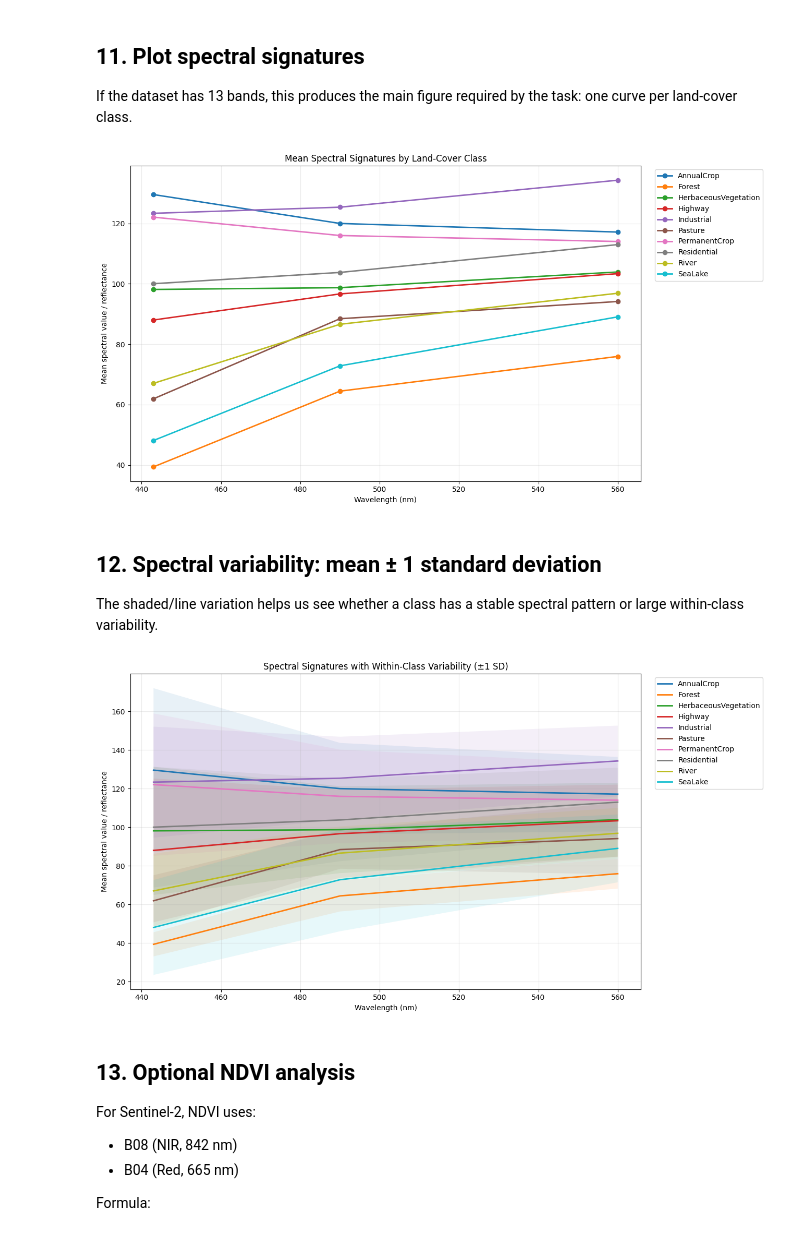
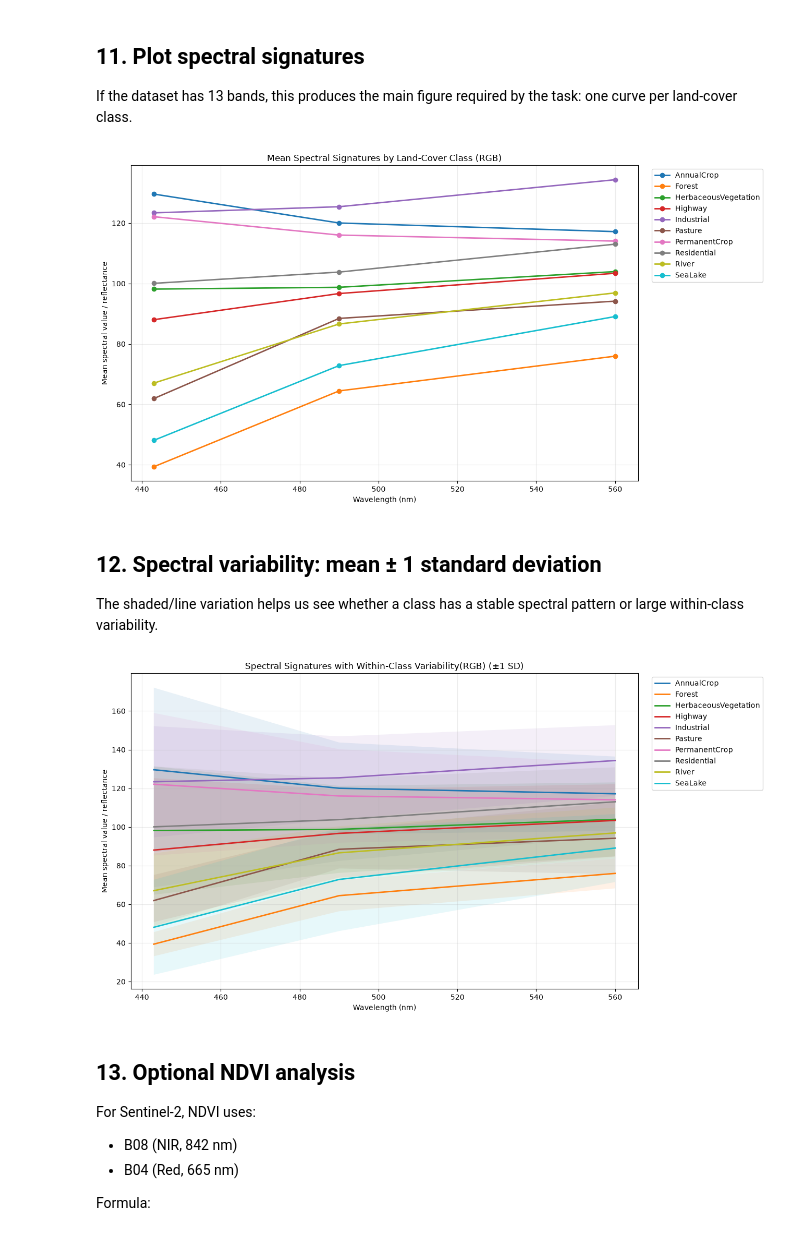
Before and after one commit to RamezHesham8706/satellite_empty, a Jupyter notebook: notebooks/01_data_exploration_eurosat_ms.ipynb, the cells around one changed output. Saved outputs shown, nothing was run; the diff lists cells and outputs as text; code cells hidden in the pictures.

Commit message:
Label RGB-only spectral figures; keep 13-band plot as the main one

```diff
--- a/notebooks/01_data_exploration_eurosat_ms.ipynb
+++ b/notebooks/01_data_exploration_eurosat_ms.ipynb
@@ -635,26 +635,26 @@ If the dataset has 13 bands, this produces the main figure required by the task:
 # %%
 available_bands = mean_signatures.shape[1]
 plot_band_count = min(available_bands, len(BANDS))
 
 order = np.argsort(wavelengths_nm[:plot_band_count])
 x = wavelengths_nm[:plot_band_count][order]
 
 plt.figure(figsize=(13, 7))
 
 for cls in mean_signatures.index:
     y = mean_signatures.loc[cls].values[:plot_band_count][order]
     plt.plot(x, y, marker="o", linewidth=2, label=cls)
 
 plt.xlabel("Wavelength (nm)")
 plt.ylabel("Mean spectral value / reflectance")
-plt.title("Mean Spectral Signatures by Land-Cover Class")
+plt.title("Mean Spectral Signatures by Land-Cover Class (RGB)")
 plt.grid(alpha=0.25)
 plt.legend(bbox_to_anchor=(1.02, 1), loc="upper left")
 plt.tight_layout()
-plt.savefig(FIGURES / "spectral_signatures.png", dpi=220, bbox_inches="tight")
+plt.savefig(FIGURES / "spectral_signatures(RGB).png", dpi=220, bbox_inches="tight")
 plt.show()
 # %% [output]
-[figure, old version]
+[figure, new version]
 # %% [markdown]
 ## 12. Spectral variability: mean ± 1 standard deviation
 
@@ -673,14 +673,14 @@ for cls in mean_signatures.index:
 
 plt.xlabel("Wavelength (nm)")
 plt.ylabel("Mean spectral value / reflectance")
-plt.title("Spectral Signatures with Within-Class Variability (±1 SD)")
+plt.title("Spectral Signatures with Within-Class Variability(RGB) (±1 SD)")
 plt.grid(alpha=0.25)
 plt.legend(bbox_to_anchor=(1.02, 1), loc="upper left")
 plt.tight_layout()
-plt.savefig(FIGURES / "spectral_signatures_variability.png", dpi=220, bbox_inches="tight")
+plt.savefig(FIGURES / "spectral_signatures_variability(RGB).png", dpi=220, bbox_inches="tight")
 plt.show()
 # %% [output]
-[figure, old version]
+[figure, new version]
 # %% [markdown]
 ## 13. Optional NDVI analysis
 
```
Also changed, not shown: parts of 1 cell of this notebook, 8 other files.
